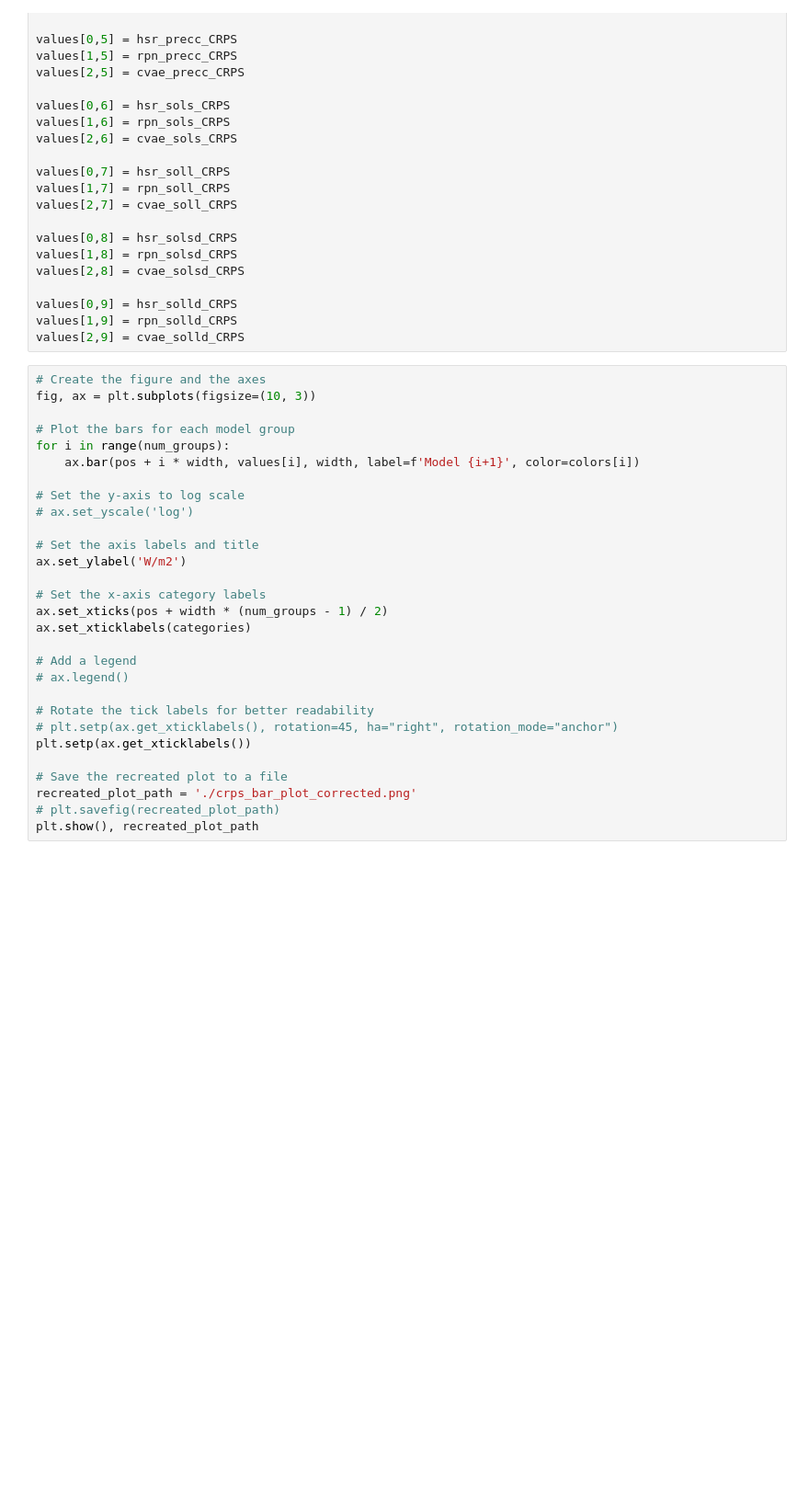
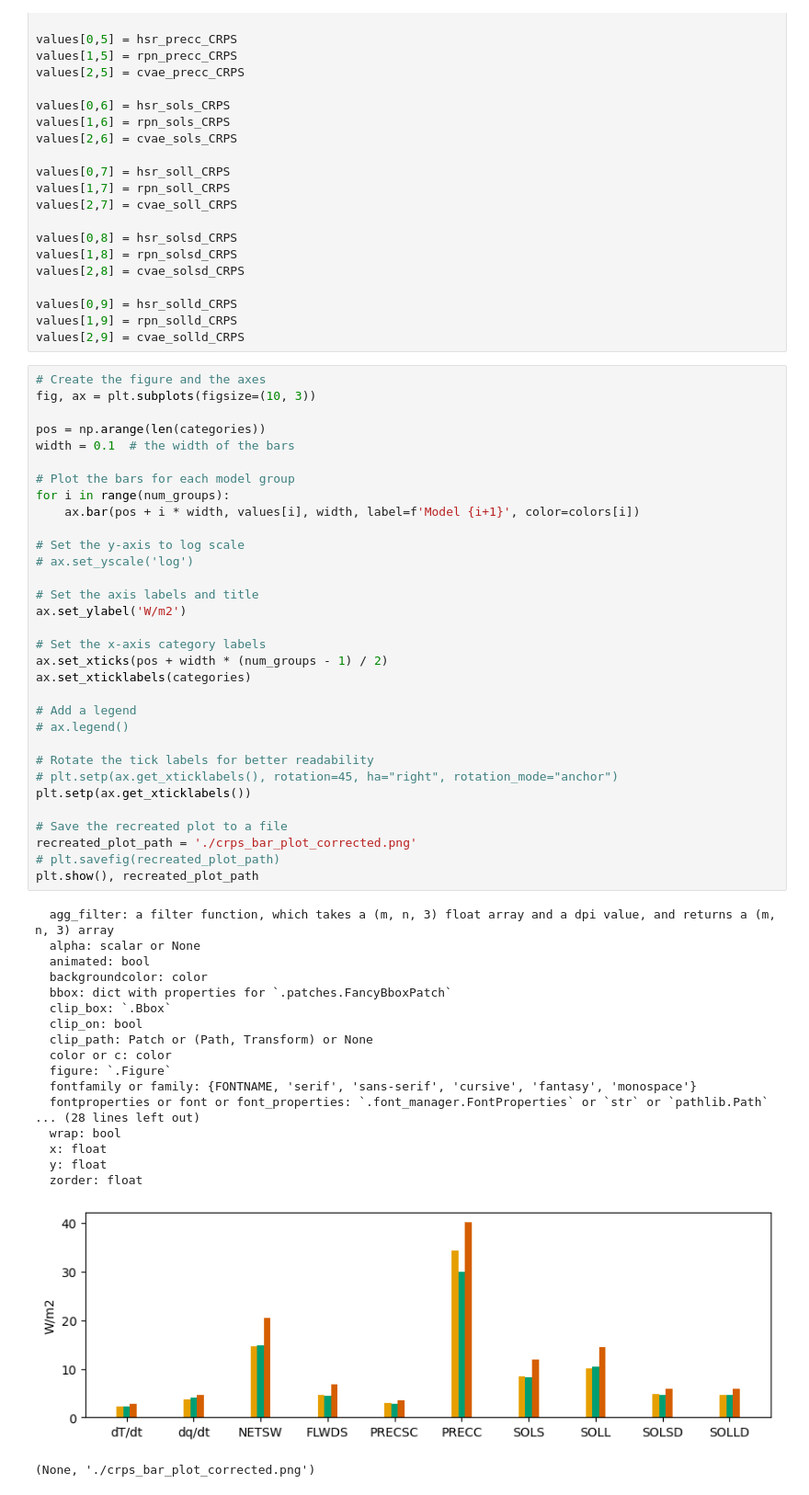
Before and after one commit to leap-stc/ClimSim, a Jupyter notebook: evaluation/crps_correction.ipynb, the cells around one changed output. Shown: that part at 92% size. Drawn from its saved outputs; the diff is of its cells as text; blank space fills up the shorter version.

```diff
--- a/evaluation/crps_correction.ipynb
+++ b/evaluation/crps_correction.ipynb
@@ -380,29 +493,52 @@ values[2,9] = cvae_solld_CRPS
 # %%
 # Create the figure and the axes
 fig, ax = plt.subplots(figsize=(10, 3))
+
+pos = np.arange(len(categories))
+width = 0.1  # the width of the bars
 
 # Plot the bars for each model group
 for i in range(num_groups):
     ax.bar(pos + i * width, values[i], width, label=f'Model {i+1}', color=colors[i])
 
 # Set the y-axis to log scale
 # ax.set_yscale('log')
 
 # Set the axis labels and title
 ax.set_ylabel('W/m2')
 
 # Set the x-axis category labels
 ax.set_xticks(pos + width * (num_groups - 1) / 2)
 ax.set_xticklabels(categories)
 
 # Add a legend
 # ax.legend()
 
 # Rotate the tick labels for better readability
 # plt.setp(ax.get_xticklabels(), rotation=45, ha="right", rotation_mode="anchor")
 plt.setp(ax.get_xticklabels())
 
 # Save the recreated plot to a file
 recreated_plot_path = './crps_bar_plot_corrected.png'
 # plt.savefig(recreated_plot_path)
 plt.show(), recreated_plot_path
+# %% [output]
+  agg_filter: a filter function, which takes a (m, n, 3) float array and a dpi value, and returns a (m, n, 3) array
+  alpha: scalar or None
+  animated: bool
+  backgroundcolor: color
+  bbox: dict with properties for `.patches.FancyBboxPatch`
+  clip_box: `.Bbox`
+  clip_on: bool
+  clip_path: Patch or (Path, Transform) or None
+  color or c: color
+  figure: `.Figure`
+  fontfamily or family: {FONTNAME, 'serif', 'sans-serif', 'cursive', 'fantasy', 'monospace'}
+  fontproperties or font or font_properties: `.font_manager.FontProperties` or `str` or `pathlib.Path`
+... (28 lines left out)
+  wrap: bool
+  x: float
+  y: float
+  zorder: float
+[figure, added]
+(None, './crps_bar_plot_corrected.png')
```
Also changed, not shown: parts of 23 cells of this notebook, 1 other file.
